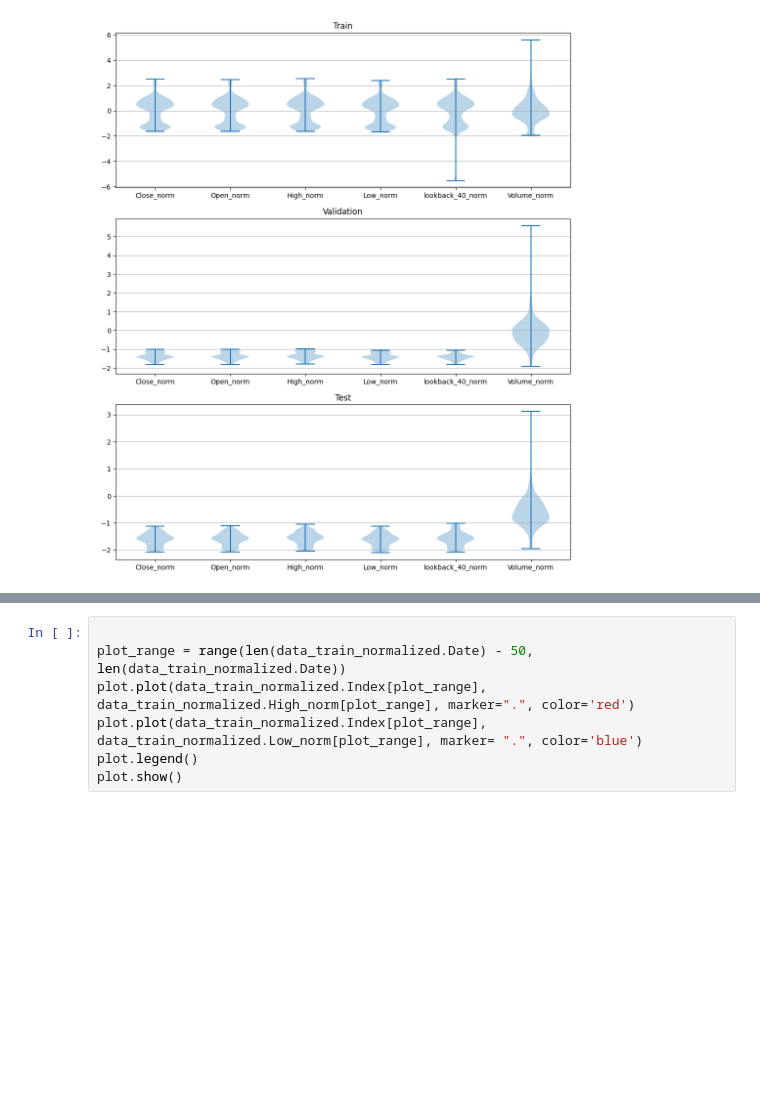
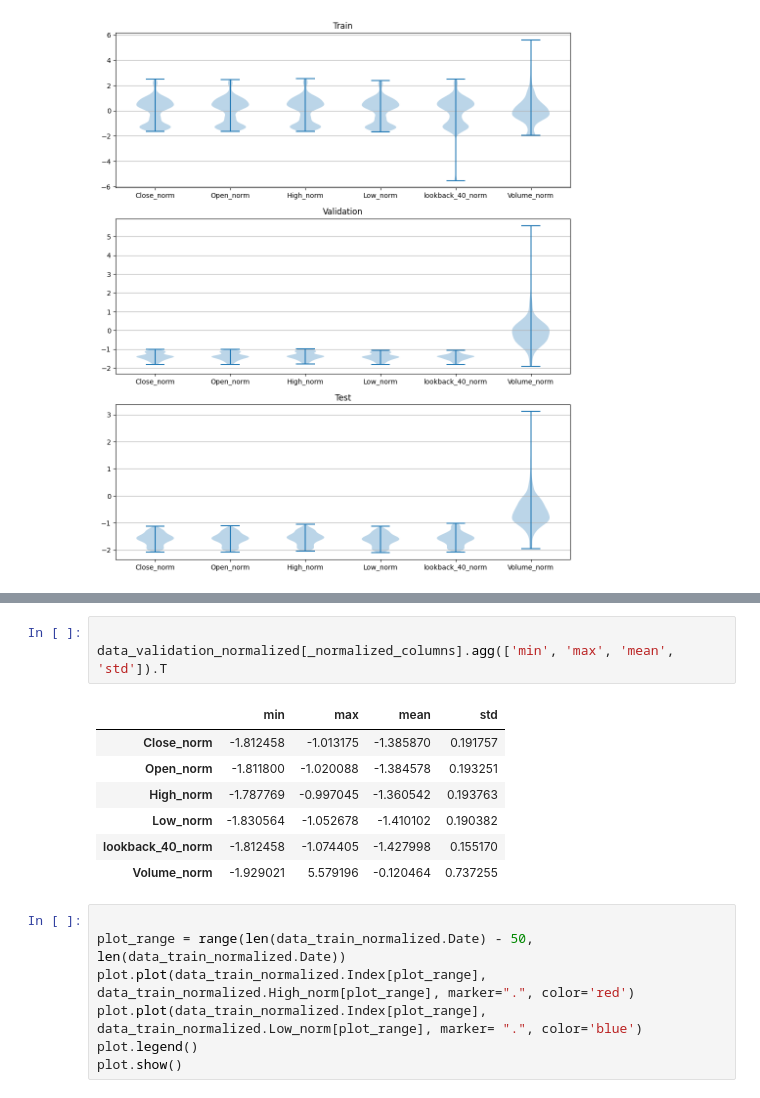
Before and after one commit to bakhshaei/StockPredictor, a Jupyter notebook: my_playground_2.ipynb, the cells around one changed output, grey strips where cells are left out. Drawn from its saved outputs; the diff is of its cells as text; blank space fills up the shorter version.

```diff
--- a/my_playground_2.ipynb
+++ b/my_playground_2.ipynb
@@ -293,6 +293,17 @@ data_test_normalized.describe()
 | 50% | 2268.000000 | 1200.400000 | 136394.000000 | 1200.700000 | 1208.900000 | 1191.300000 | 1200.400000 | -1.579060 | -1.552066 | -1.610004 | ... |
 | 75% | 2398.500000 | 1243.150000 | 174155.500000 | 1241.800000 | 1250.650000 | 1231.500000 | 1243.150000 | -1.443761 | -1.414627 | -1.477668 | ... |
 | max | 2528.000000 | 1339.200000 | 527205.000000 | 1345.000000 | 1362.600000 | 1338.500000 | 1372.600000 | -1.104033 | -1.046094 | -1.125430 | ... |
+# %%
+
+data_validation_normalized[_normalized_columns].agg(['min', 'max', 'mean', 'std']).T
+# %% [output]
+|  | min | max | mean | std |
+| Close_norm | -1.812458 | -1.013175 | -1.385870 | 0.191757 |
+| Open_norm | -1.811800 | -1.020088 | -1.384578 | 0.193251 |
+| High_norm | -1.787769 | -0.997045 | -1.360542 | 0.193763 |
+| Low_norm | -1.830564 | -1.052678 | -1.410102 | 0.190382 |
+| lookback_40_norm | -1.812458 | -1.074405 | -1.427998 | 0.155170 |
+| Volume_norm | -1.929021 | 5.579196 | -0.120464 | 0.737255 |
 # %%
 
 plot_range = range(len(data_train_normalized.Date) - 50, len(data_train_normalized.Date))
```
Also changed, not shown: parts of 17 cells of this notebook, 1 other file.
